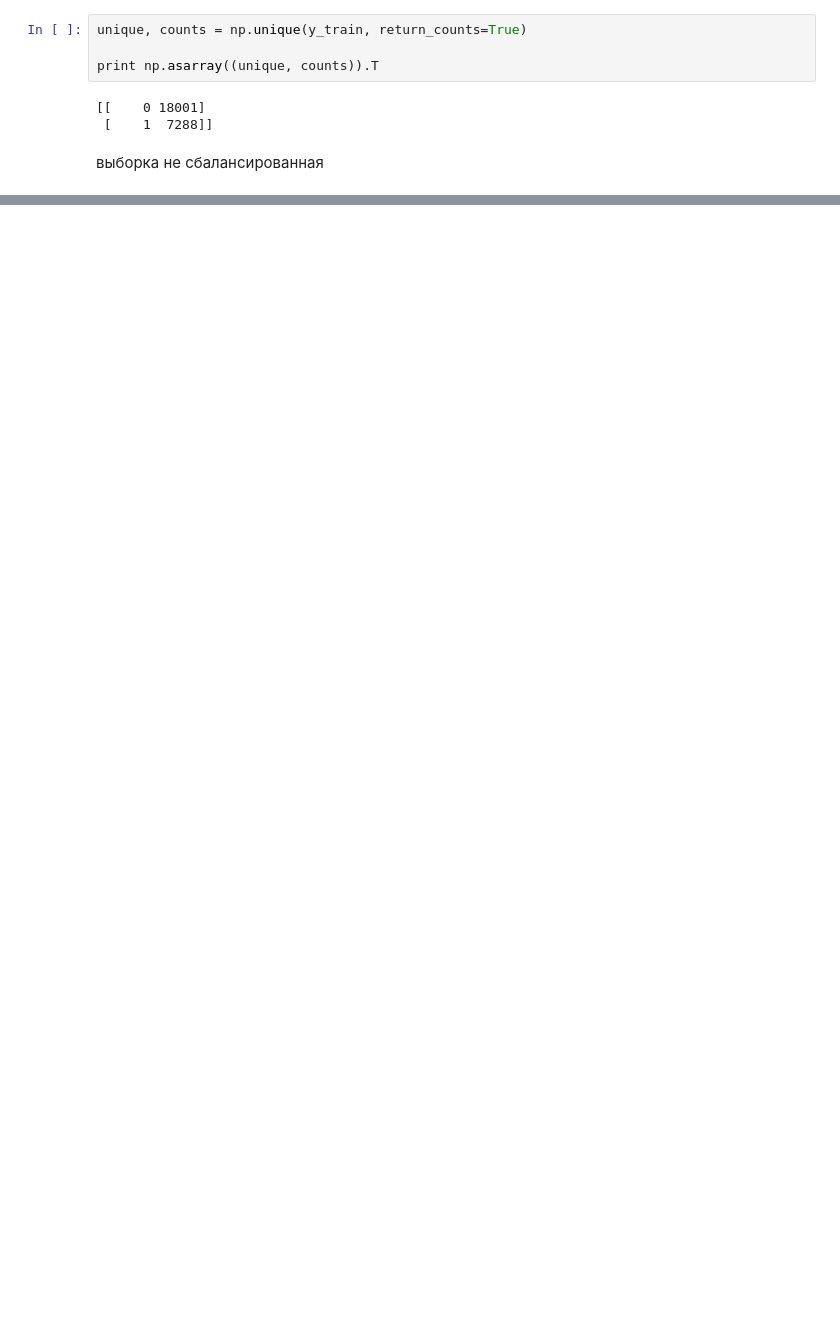
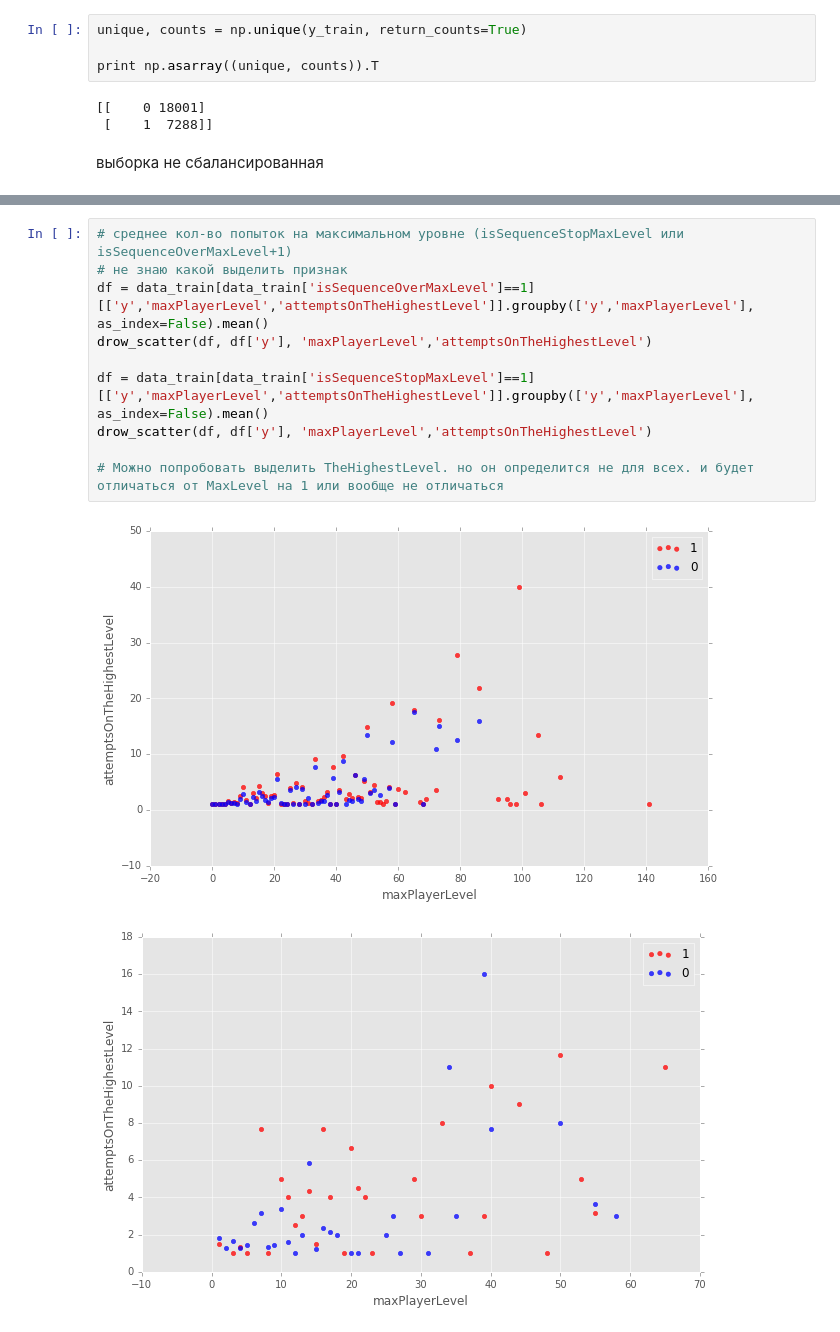
Before and after one commit to kurtov/onlinegames, a Jupyter notebook: 001. hello data + normalize.ipynb, the cells around one changed output, grey strips where cells are left out. Drawn from its saved outputs; the diff is of its cells as text; blank space fills up the shorter version.

```diff
--- a/001. hello data + normalize.ipynb
+++ b/001. hello data + normalize.ipynb
@@ -155,0 +172,13 @@ print np.asarray((unique, counts)).T
+# %%
+# среднее кол-во попыток на максимальном уровне (isSequenceStopMaxLevel или isSequenceOverMaxLevel+1)
+# не знаю какой выделить признак
+df = data_train[data_train['isSequenceOverMaxLevel']==1][['y','maxPlayerLevel','attemptsOnTheHighestLevel']].groupby(['y','maxPlayerLevel'], as_index=False).mean()
+drow_scatter(df, df['y'], 'maxPlayerLevel','attemptsOnTheHighestLevel')
+
+df = data_train[data_train['isSequenceStopMaxLevel']==1][['y','maxPlayerLevel','attemptsOnTheHighestLevel']].groupby(['y','maxPlayerLevel'], as_index=False).mean()
+drow_scatter(df, df['y'], 'maxPlayerLevel','attemptsOnTheHighestLevel')
+
+# Можно попробовать выделить TheHighestLevel. но он определится не для всех. и будет отличаться от MaxLevel на 1 или вообще не отличаться
+# %% [output]
+[figure, added]
+[figure, added]
```
Also changed, not shown: parts of 23 cells of this notebook, 5 other files.
